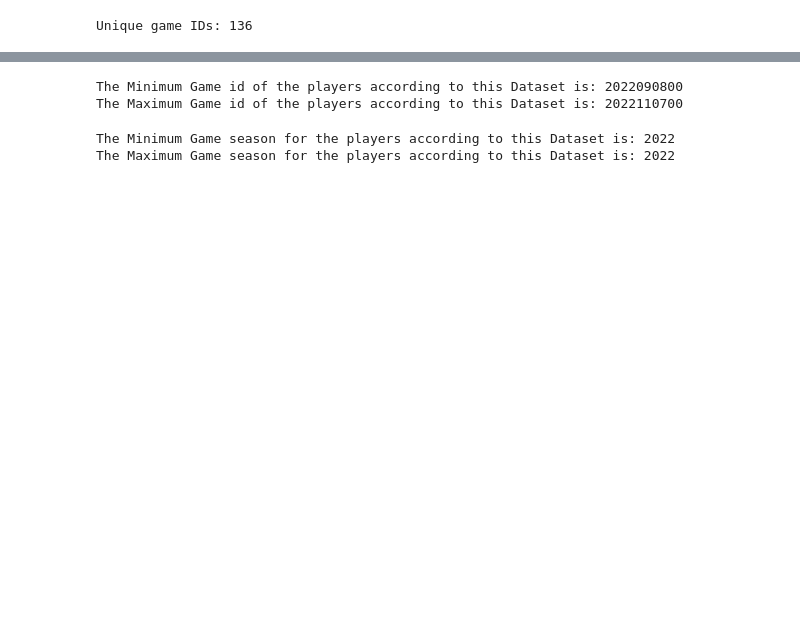
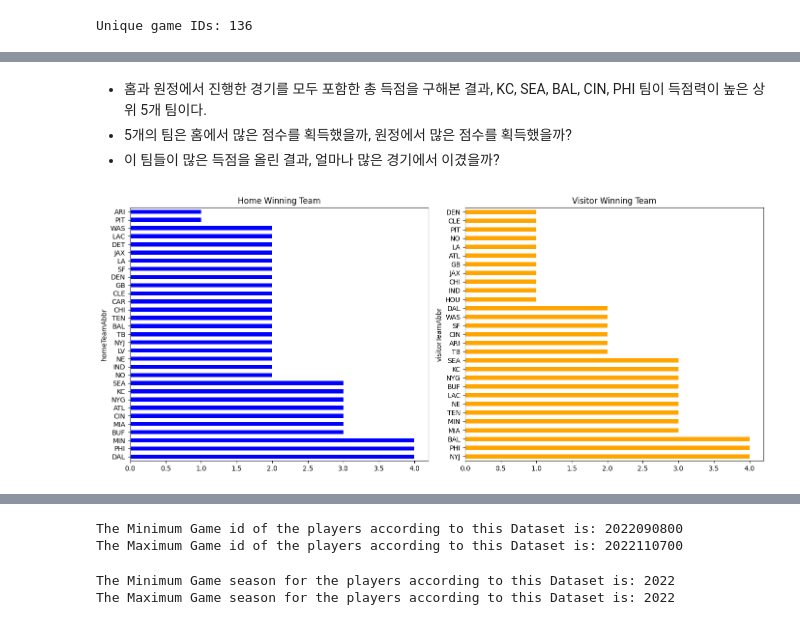
Before and after one commit to kogi31/kaggle, a Jupyter notebook: nfl-big-data-bowl-2025.ipynb, the cells around one changed output, grey strips where cells are left out. Drawn from its saved outputs; the diff is of its cells as text; code cells hidden in the pictures; blank space fills up the shorter version.

```diff
--- a/nfl-big-data-bowl-2025.ipynb
+++ b/nfl-big-data-bowl-2025.ipynb
@@ -45,0 +130,23 @@ Unique game IDs: 136
+# %% [markdown]
+- 홈과 원정에서 진행한 경기를 모두 포함한 총 득점을 구해본 결과, KC, SEA, BAL, CIN, PHI 팀이 득점력이 높은 상위 5개 팀이다.
+- 5개의 팀은 홈에서 많은 점수를 획득했을까, 원정에서 많은 점수를 획득했을까?
+- 이 팀들이 많은 득점을 올린 결과, 얼마나 많은 경기에서 이겼을까?
+# %%
+# 홈팀과 원정팀 승리 여부 계산
+df['homeWin'] = df['homeFinalScore'] > df['visitorFinalScore']
+df['visitorWin'] = df['visitorFinalScore'] > df['homeFinalScore']
+
+# 홈에서 많이 이긴 팀
+home_wins = df[df['homeWin']]['homeTeamAbbr'].value_counts()
+
+# 원정에서 많이 이긴 팀
+visitor_wins = df[df['visitorWin']]['visitorTeamAbbr'].value_counts()
+
+# 시각화
+fig, ax = plt.subplots(1, 2, figsize=(14, 6))
+home_wins.plot(kind='barh', ax=ax[0], color='blue', title='Home Winning Team')
+visitor_wins.plot(kind='barh', ax=ax[1], color='orange', title='Visitor Winning Team')
+plt.tight_layout()
+plt.show()
+# %% [output]
+[figure, added]
```
Also changed, not shown: parts of 12 cells of this notebook.
